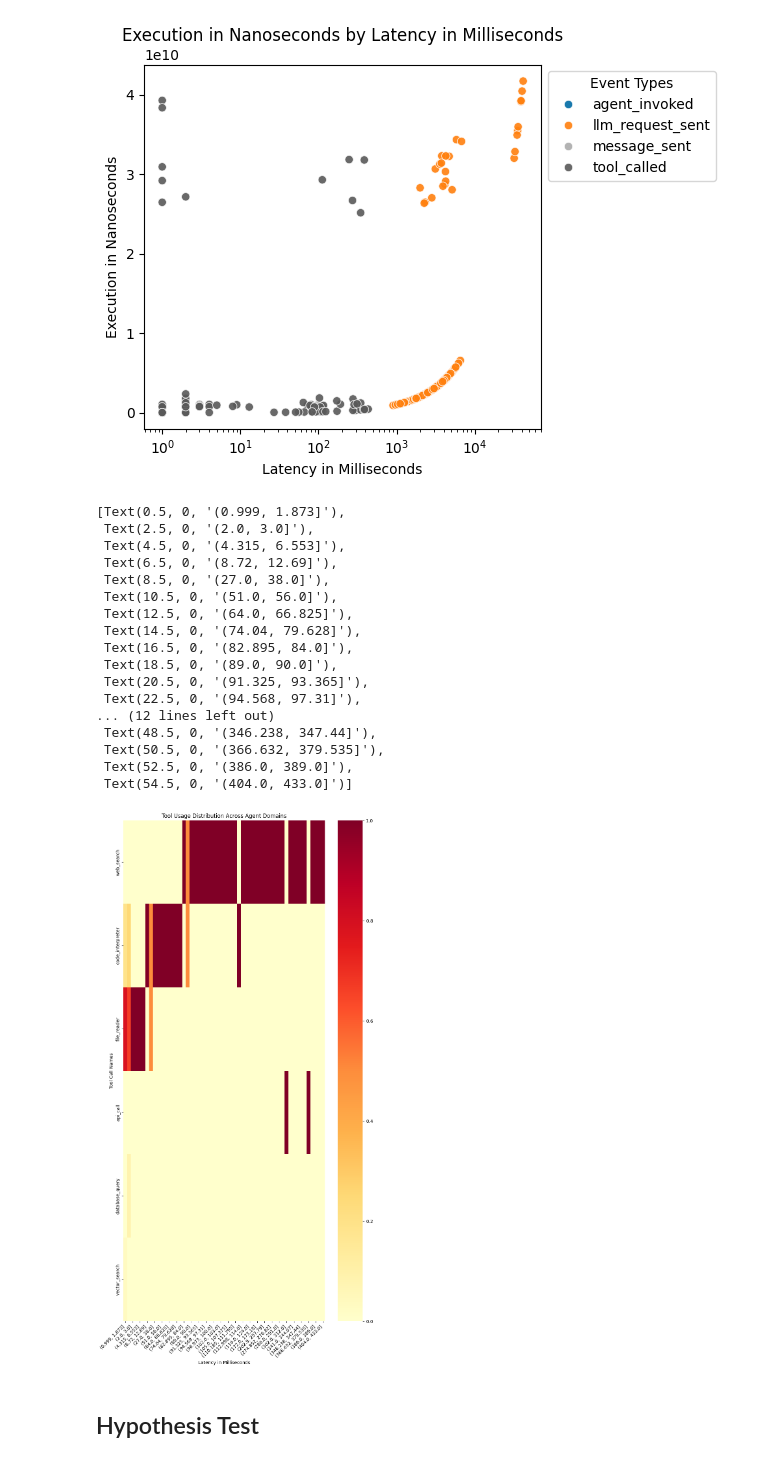
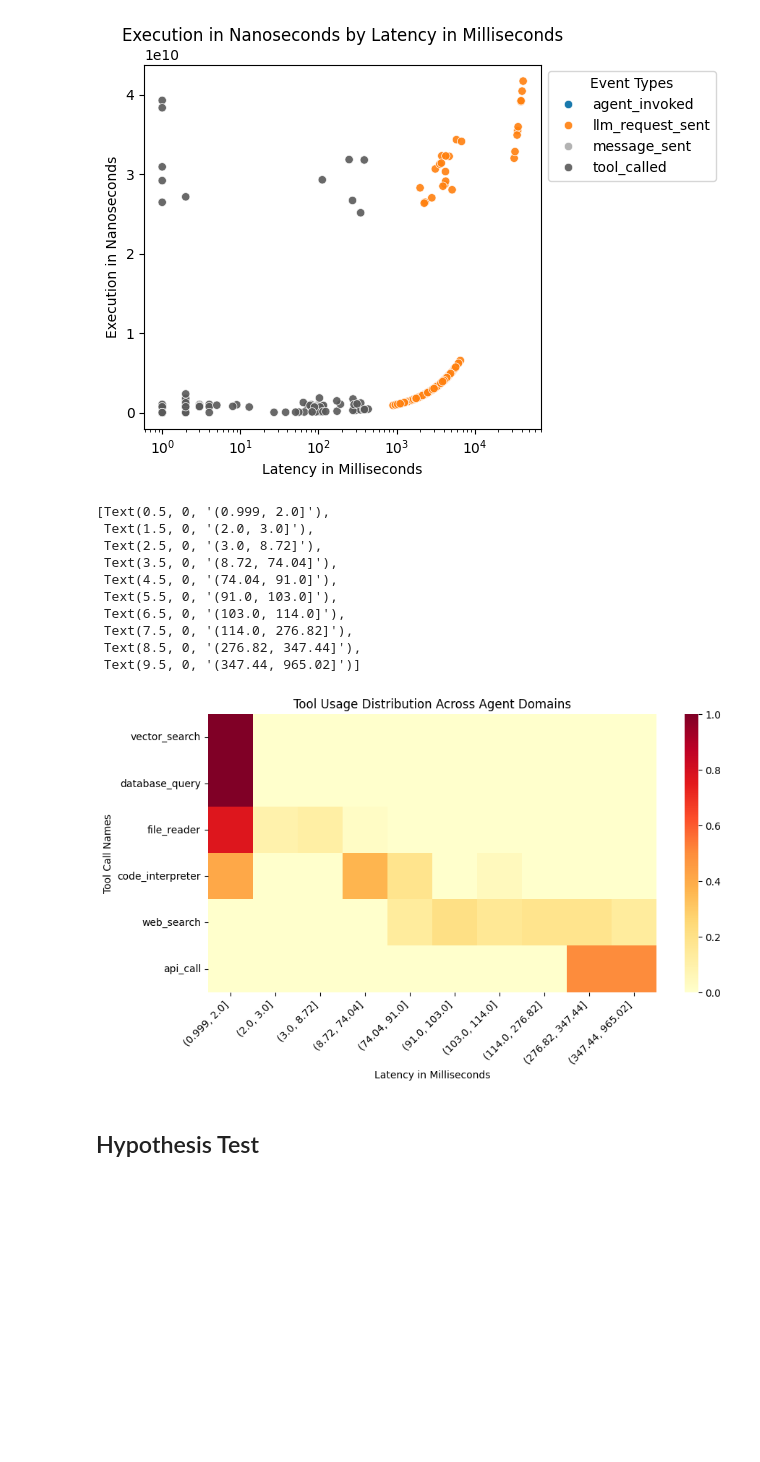
Before and after one commit to KirkKennedyLincoln/statistical-analysis-project, a Jupyter notebook: analysis.ipynb, the cells around one changed output. Cells and saved outputs as stored; diff of their text form; code cells hidden in the pictures; blank space fills up the shorter version.

```diff
--- a/analysis.ipynb
+++ b/analysis.ipynb
@@ -162,10 +157,10 @@ plt.show()
 [figure]
 # %%
 def associate_tool_names(df):
-    """Generates a matrix to use within a heatmp visualization.
+    """Generates a matrix to use within a heatmap visualization.
 
     Explodes tool_name and a target series and casting target to numeric.
-    Target is then quantitatively cut into bins for a crosstab tranform for tabular data.
+    Target is then quantitatively cut into bins for a crosstab transform for tabular data.
     Finally, the tools are sorted by target for a better visualization and reindexed.
 
     Args:
@@ -177,55 +172,48 @@ def associate_tool_names(df):
     target = "latency_ms"
     df = df[df["latency_ms"] > 0].sort_values(by=target)
     tools_exploded = df[["tool_name", target]].explode(target)
     tools_exploded = tools_exploded[tools_exploded[target].notna()]
     tools_exploded[target] = pd.to_numeric(tools_exploded[target])
 
-    tools_exploded["execution_bins"] = pd.qcut(tools_exploded[target], q=400, duplicates="drop")
+    tools_exploded["execution_bins"] = pd.qcut(tools_exploded[target], q=50, duplicates="drop")
 
     ct = pd.crosstab(
         tools_exploded["tool_name"],
         tools_exploded["execution_bins"],
-        normalize="columns"
+        normalize="index"
     )
 
     ct = ct.sort_index(axis=1)
 
     tool_order = (
         tools_exploded.groupby("tool_name")[target]
         .mean()
         .sort_values()
         .index
     )
 
     return ct.reindex(index=tool_order)
 
 tool_matrix = associate_tool_names(df)
-tool_matrix = tool_matrix.loc[tool_matrix.sum(axis=1).sort_values(ascending=False).index]
-plt.subplots(figsize=(10, 20))
+
+plt.subplots(figsize=(10, 5))
 cx = sns.heatmap(tool_matrix, annot=False, fmt=".5f", cmap="YlOrRd")
 cx.set_title("Tool Usage Distribution Across Agent Domains")
 cx.set_xlabel("Latency in Milliseconds")
 cx.set_ylabel("Tool Call Names")
 cx.set_xticklabels(cx.get_xticklabels(), rotation=45, ha="right")
 # %% [output]
-[Text(0.5, 0, '(0.999, 1.873]'),
- Text(2.5, 0, '(2.0, 3.0]'),
- Text(4.5, 0, '(4.315, 6.553]'),
- Text(6.5, 0, '(8.72, 12.69]'),
- Text(8.5, 0, '(27.0, 38.0]'),
- Text(10.5, 0, '(51.0, 56.0]'),
- Text(12.5, 0, '(64.0, 66.825]'),
- Text(14.5, 0, '(74.04, 79.628]'),
- Text(16.5, 0, '(82.895, 84.0]'),
- Text(18.5, 0, '(89.0, 90.0]'),
- Text(20.5, 0, '(91.325, 93.365]'),
- Text(22.5, 0, '(94.568, 97.31]'),
-... (12 lines left out)
- Text(48.5, 0, '(346.238, 347.44]'),
- Text(50.5, 0, '(366.632, 379.535]'),
- Text(52.5, 0, '(386.0, 389.0]'),
- Text(54.5, 0, '(404.0, 433.0]')]
+[Text(0.5, 0, '(0.999, 2.0]'),
+ Text(1.5, 0, '(2.0, 3.0]'),
+ Text(2.5, 0, '(3.0, 8.72]'),
+ Text(3.5, 0, '(8.72, 74.04]'),
+ Text(4.5, 0, '(74.04, 91.0]'),
+ Text(5.5, 0, '(91.0, 103.0]'),
+ Text(6.5, 0, '(103.0, 114.0]'),
+ Text(7.5, 0, '(114.0, 276.82]'),
+ Text(8.5, 0, '(276.82, 347.44]'),
+ Text(9.5, 0, '(347.44, 965.02]')]
-[figure, old version]
+[figure, new version]
 # %% [markdown]
 ## Hypothesis Test
 # %% [markdown]
```
Also changed, not shown: parts of 9 cells of this notebook.
